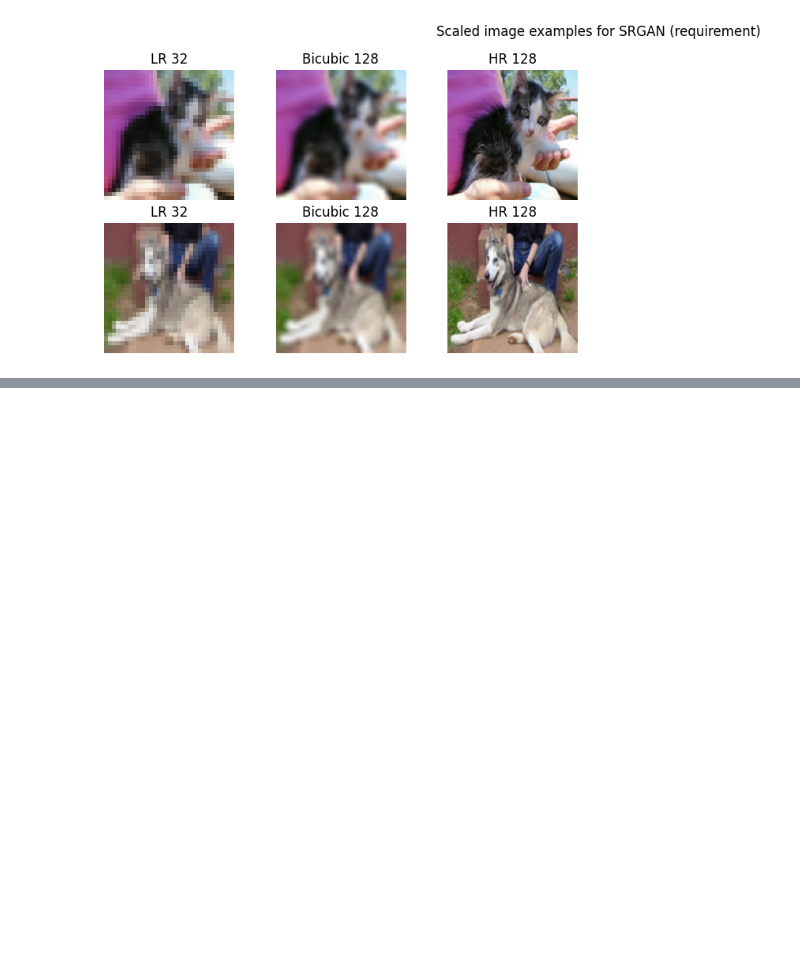
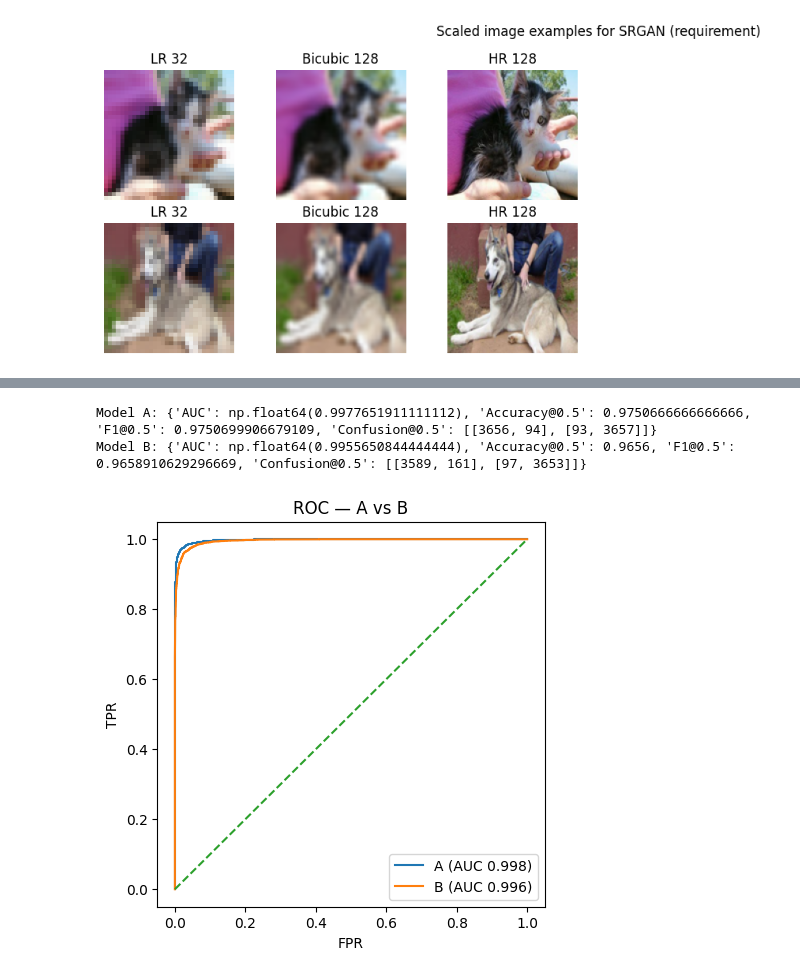
Before and after one commit to psydia/SRGAN, a Jupyter notebook: mid.ipynb, the cells around one changed output, grey strips where cells are left out. Drawn from its saved outputs; the diff is of its cells as text; code cells hidden in the pictures; blank space fills up the shorter version.

```diff
--- a/mid.ipynb
+++ b/mid.ipynb
@@ -477,0 +575,47 @@ for ep in range(EPOCHS_GAN):
+# %%
+def collect_predictions(model, loader):
+    model.eval()
+    ys, ps = [], []
+    with torch.no_grad():
+        for x,y,_ in loader:
+            x = x.to(DEVICE); y = y.numpy()
+            prob = torch.sigmoid(model(x).squeeze(1)).cpu().numpy()
+            ys.extend(list(y)); ps.extend(list(prob))
+    ys = np.array(ys); ps = np.array(ps)
+    preds_05 = (ps>=0.5).astype(int)
+    return ys, ps, preds_05
+
+# Load best checkpoints (optional if you trained in this session)
+modelA.load_state_dict(torch.load(MODELS_DIR / "modelA_best.pt", map_location=DEVICE))
+modelB.load_state_dict(torch.load(MODELS_DIR / "modelB_best.pt", map_location=DEVICE))
+
+y, pA, hA = collect_predictions(modelA, test_loader)
+_, pB, hB = collect_predictions(modelB, test_loader)
+
+from sklearn.metrics import roc_auc_score, accuracy_score, f1_score, confusion_matrix, roc_curve
+def metrics(y, p, h):
+    return {
+        "AUC": roc_auc_score(y, p),
+        "Accuracy@0.5": accuracy_score(y, h),
+        "F1@0.5": f1_score(y, h),
+        "Confusion@0.5": confusion_matrix(y, h).tolist(),
+    }
+
+mA = metrics(y, pA, hA)
+mB = metrics(y, pB, hB)
+print("Model A:", mA)
+print("Model B:", mB)
+
+# Optional: ROC curves overlay
+fprA, tprA, _ = roc_curve(y, pA)
+fprB, tprB, _ = roc_curve(y, pB)
+plt.figure(figsize=(5,5))
+plt.plot(fprA, tprA, label=f"A (AUC {mA['AUC']:.3f})")
+plt.plot(fprB, tprB, label=f"B (AUC {mB['AUC']:.3f})")
+plt.plot([0,1],[0,1],'--')
+plt.xlabel("FPR"); plt.ylabel("TPR"); plt.title("ROC — A vs B"); plt.legend()
+plt.show()
+# %% [output]
+Model A: {'AUC': np.float64(0.9977651911111112), 'Accuracy@0.5': 0.9750666666666666, 'F1@0.5': 0.9750699906679109, 'Confusion@0.5': [[3656, 94], [93, 3657]]}
+Model B: {'AUC': np.float64(0.9955650844444444), 'Accuracy@0.5': 0.9656, 'F1@0.5': 0.9658910629296669, 'Confusion@0.5': [[3589, 161], [97, 3653]]}
+[figure, added]
```
Also changed, not shown: parts of 3 cells of this notebook, 1 other file.
